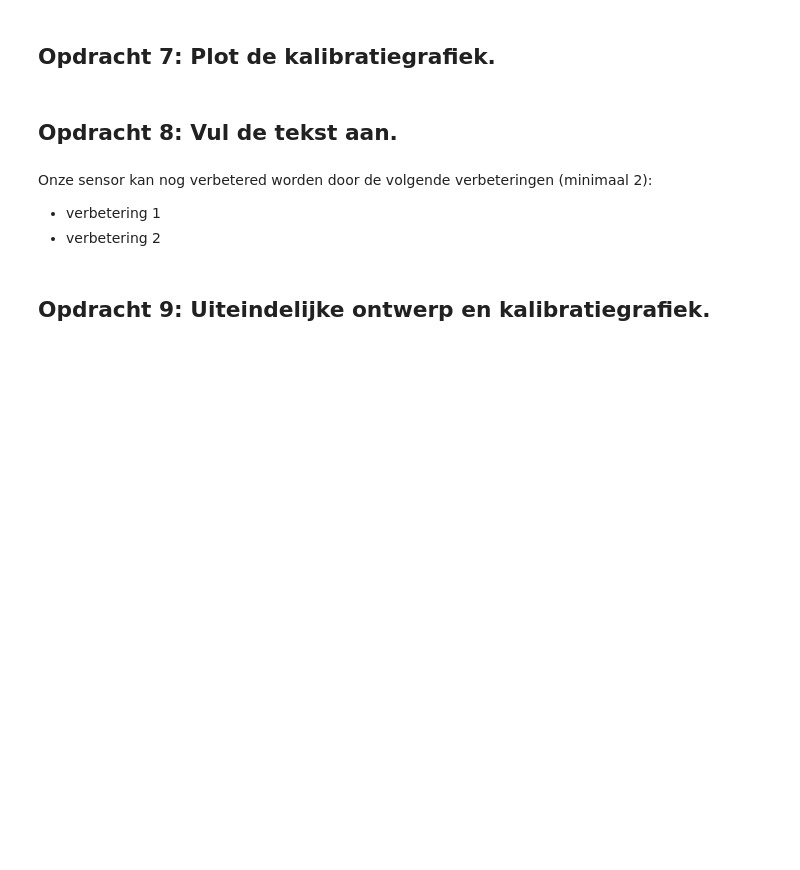
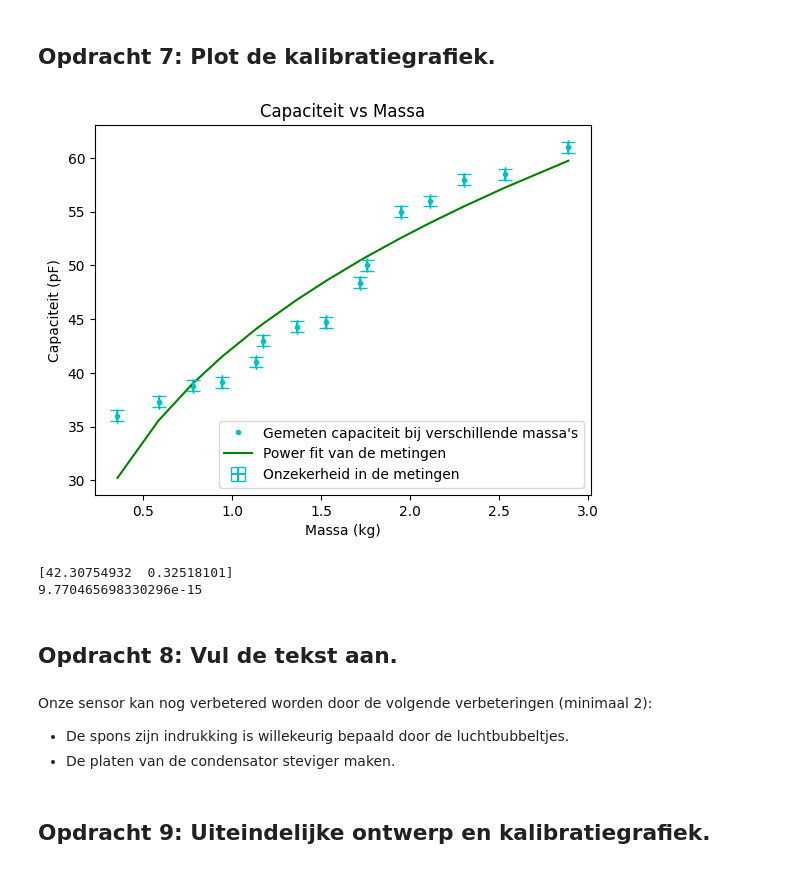
Before and after one commit to Peppertje/opdrachten-DEF-D-Pepper, a Jupyter notebook: FysiekeOntwerpopdrachten/2OntwerpEenSensorCondensator/DEFOntwerpopdracht2OntwerpEenSensorInvulTemplate.ipynb, the cells around one changed output. Saved outputs shown, nothing was run; the diff lists cells and outputs as text; code cells hidden in the pictures; blank space fills up the shorter version.

```diff
--- a/FysiekeOntwerpopdrachten/2OntwerpEenSensorCondensator/DEFOntwerpopdracht2OntwerpEenSensorInvulTemplate.ipynb
+++ b/FysiekeOntwerpopdrachten/2OntwerpEenSensorCondensator/DEFOntwerpopdracht2OntwerpEenSensorInvulTemplate.ipynb
@@ -93,10 +127,39 @@ Pas deze tekst aan: Wij gaan een sensor maken die X meet.
+# %%
+massa = np.array([0.3551, 0.5863, 0.7776, 0.5863+0.3551, 0.7776+0.3551, 1.1717, 0.7776+0.5863, 1.1717+0.3551, 0.7776+0.5863+0.3551, 1.1717+0.5863, 1.1717+0.7776, 1.1717+0.5863+0.3551, 1.1717+0.7776+0.3551, 1.1717+0.7776+0.5863, 1.1717+0.7776+0.5863+0.3551])
+cap = np.array([36, 37.3, 38.8, 39.1, 41, 43, 44.3, 44.7, 48.4, 50, 55, 56, 58, 58.5, 61])
+capstray = 16
+
+def inverted(x, a, b):
+    return a / x + b
+popt, pcov = curve_fit(inverted, massa, cap)
+
+def powerfit(x, a, b):
+    return a * x**b
+popt_power, pcov_power = curve_fit(powerfit, massa, cap)
+
+plt.plot(massa, cap, "c.", label = "Gemeten capaciteit bij verschillende massa's")
+plt.plot(massa, powerfit(massa, *popt_power), "g-", label = "Power fit van de metingen")
+plt.errorbar(massa, cap, xerr = 0.0001, yerr=0.5, fmt='none', ecolor='c', capsize=5, label = "Onzekerheid in de metingen")
+plt.xlabel("Massa (kg)")
+plt.ylabel("Capaciteit (pF)")
+
+plt.title("Capaciteit vs Massa")
+plt.legend()
+plt.show()
+
+print(popt_power)
+print(vlakkeplaat(1, 0.21*0.196, 37.3))
+# %% [output]
+[figure, added]
+[42.30754932  0.32518101]
+9.770465698330296e-15
 # %% [markdown]
 ## Opdracht 8: Vul de tekst aan.
 # %% [markdown]
 Onze sensor kan nog verbetered worden door de volgende verbeteringen (minimaal 2):
 
-* verbetering 1
-* verbetering 2
+* De spons zijn indrukking is willekeurig bepaald door de luchtbubbeltjes.
+* De platen van de condensator steviger maken.
 # %% [markdown]
 ## Opdracht 9: Uiteindelijke ontwerp en kalibratiegrafiek.
 # %% [markdown]
```
Also changed, not shown: parts of 19 cells of this notebook, 6 other files.
